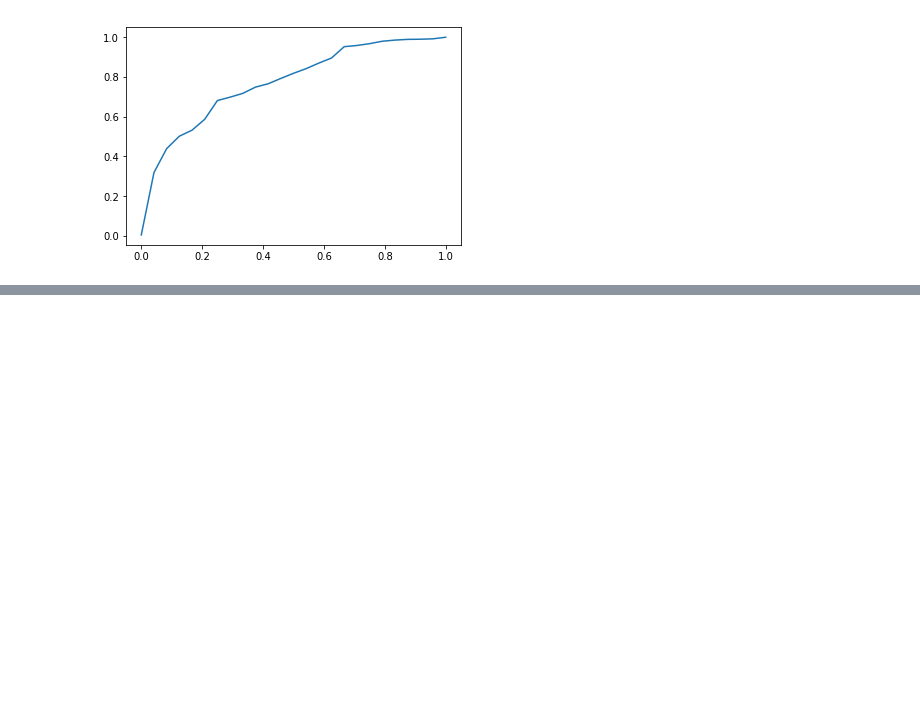
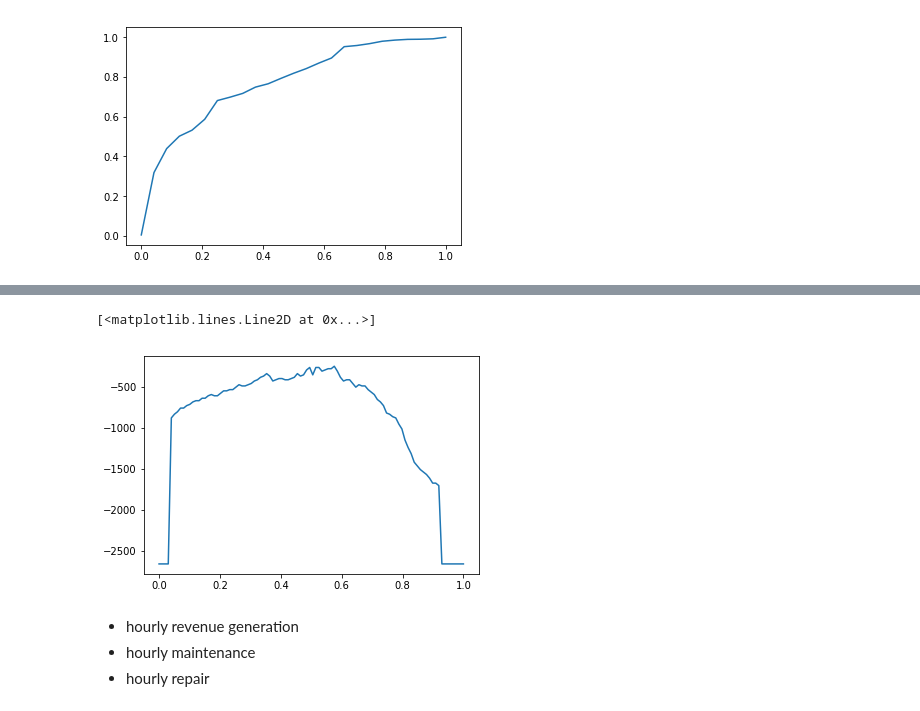
Before and after one commit to kurtrm/predicting_equipment_failure, a Jupyter notebook: notebooks/final_model_characteristics.ipynb, the cells around one changed output, grey strips where cells are left out. Saved outputs shown, nothing was run; the diff lists cells and outputs as text; code cells hidden in the pictures; blank space fills up the shorter version.

Commit message:
Figured out the function to generate the cost matrix."

```diff
--- a/notebooks/final_model_characteristics.ipynb
+++ b/notebooks/final_model_characteristics.ipynb
@@ -234,0 +242,31 @@ plt.plot(np.linspace(0, 1, 25), interp(np.linspace(0, 1, 25)))
+# %%
+def generate_profit_curve(cost_matrix,
+                          model,
+                          X_test, y_test, n_thresholds=100):
+    """
+    Generate the profit curve with a given cost matrix.
+    """
+    thresholds = np.linspace(0, 1, n_thresholds)
+    totals = []
+    for threshold in thresholds:
+        iter_conf_matrix = confusion_matrix(model, X_test, y_test, threshold)
+        totals.append(sum_payout(cost_matrix, iter_conf_matrix))
+
+    return thresholds, np.array(totals)
+# %%
+def diff_generate_profit_curve(cost_matrix,
+                               model,
+                               X_test, y_test, n_thresholds=100):
+    """
+    Generate the profit curve with a given cost matrix.
+    """
+    thresholds = np.linspace(0, 1, n_thresholds)
+    totals = np.empty(n_thresholds)
+    for i, threshold in enumerate(thresholds):
+        iter_conf_matrix = confusion_matrix(model, X_test, y_test, threshold)
+        totals[i] = sum_payout(cost_matrix, iter_conf_matrix)
+
+    return thresholds, totals
+# %%
+%%timeit
+generate_profit_curve(costs, gbc_final, X_test, y_test)
@@ -234,0 +275,3 @@ plt.plot(np.linspace(0, 1, 25), interp(np.linspace(0, 1, 25)))
+# %%
+%%timeit
+diff_generate_profit_curve(costs, gbc_final, X_test, y_test)
@@ -234,0 +283,10 @@ plt.plot(np.linspace(0, 1, 25), interp(np.linspace(0, 1, 25)))
+# %%
+plt.plot(*generate_profit_curve(np.array([[-5, -20], [-5,  10]]),
+                      gbc_final, X_test, y_test))
+# %% [output]
+[<matplotlib.lines.Line2D at 0x...>]
+[figure, added]
+# %% [markdown]
+- hourly revenue generation
+- hourly maintenance
+- hourly repair
```
Also changed, not shown: parts of 4 cells of this notebook, 1 other file.
